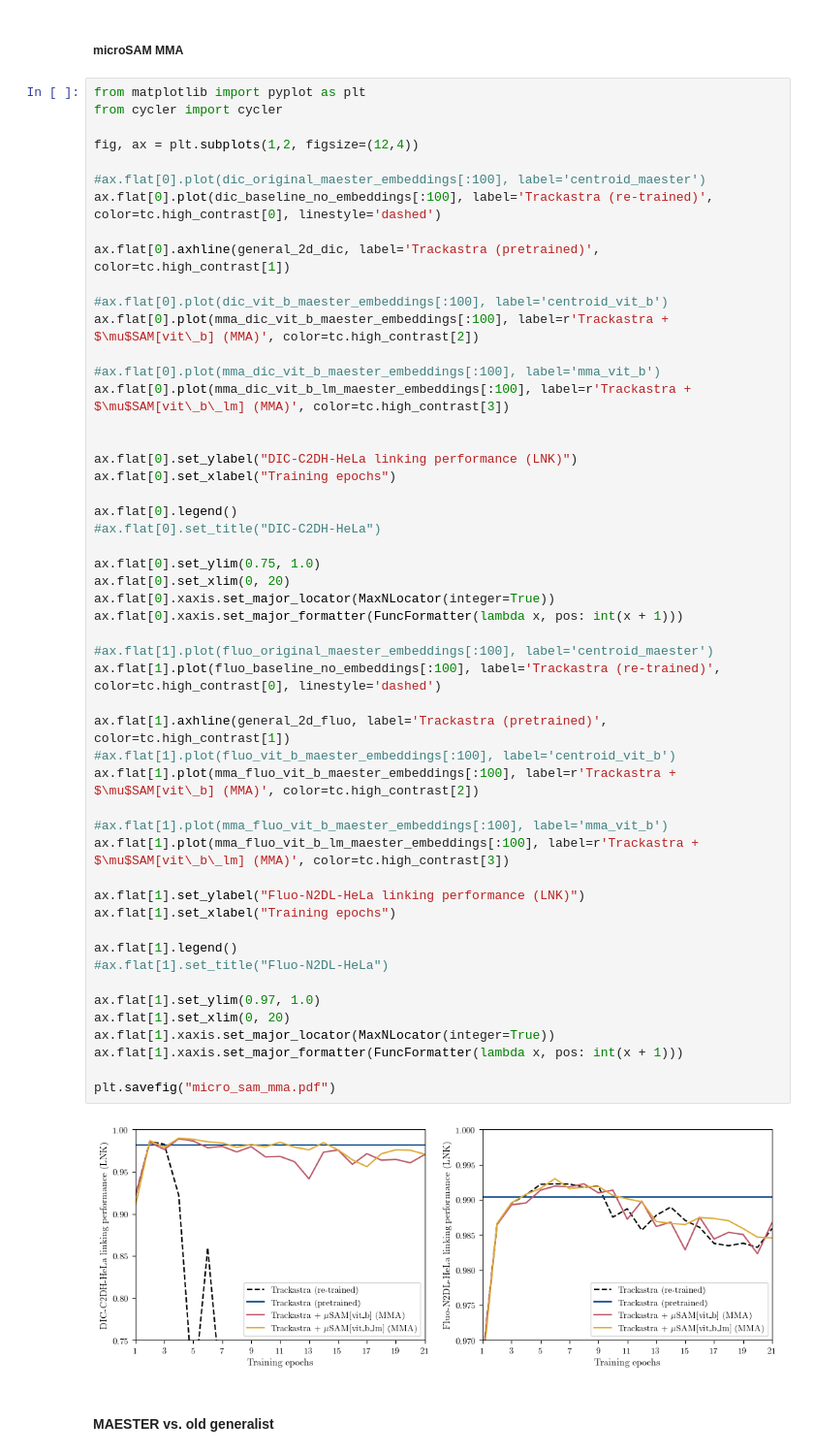
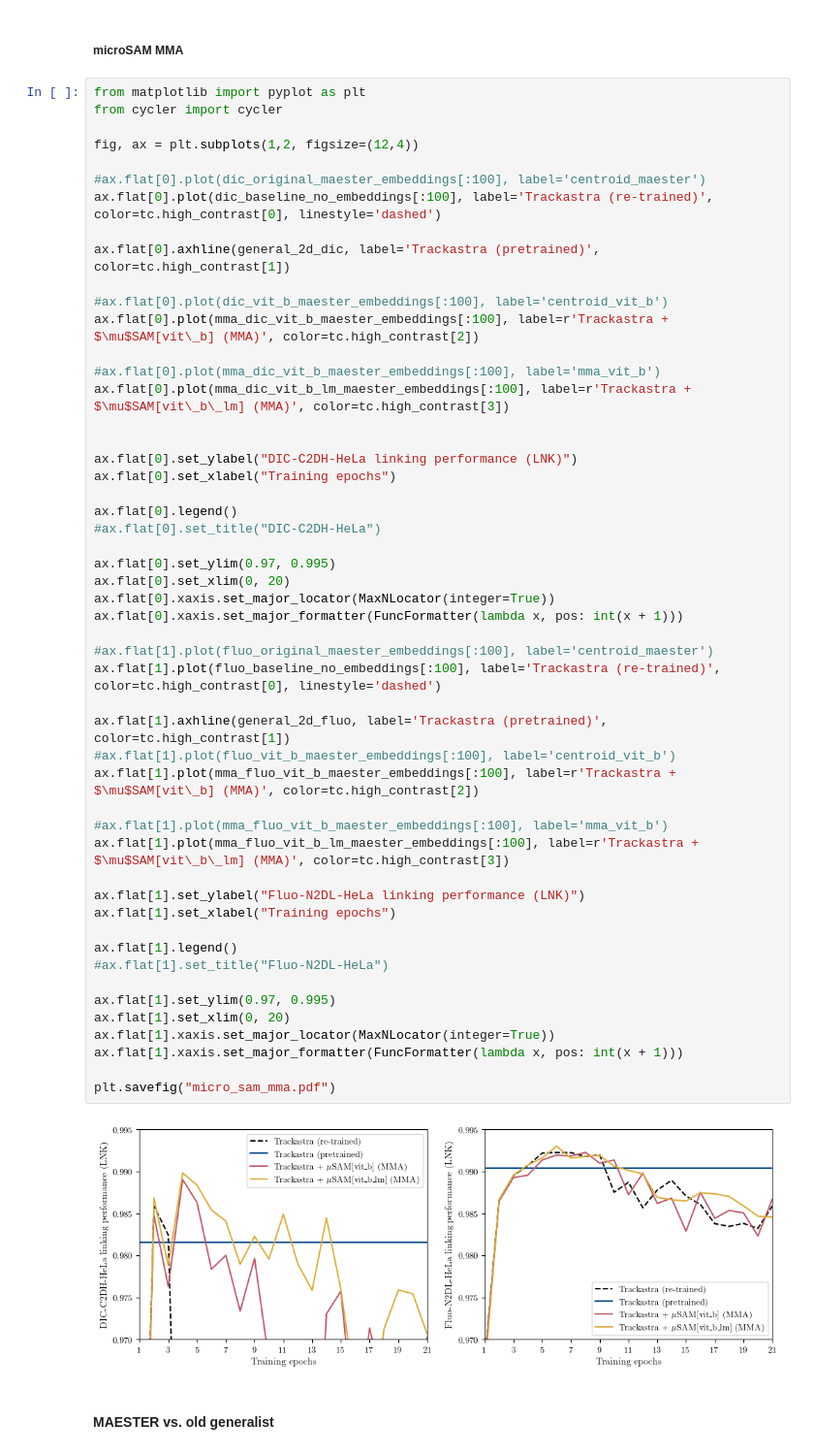
Before and after one commit to MIDL26-Short-Tracking/figures, a Jupyter notebook: results/create_fig.ipynb, the cells around one changed output. Shown at 97% size. Cells and saved outputs as stored; diff of their text form.

Commit message:
Change figure axis scaling

```diff
--- a/results/create_fig.ipynb
+++ b/results/create_fig.ipynb
@@ -632,36 +632,36 @@ ax.flat[0].set_xlabel("Training epochs")
 
 ax.flat[0].legend()
 #ax.flat[0].set_title("DIC-C2DH-HeLa")
 
-ax.flat[0].set_ylim(0.75, 1.0)
+ax.flat[0].set_ylim(0.97, 0.995)
 ax.flat[0].set_xlim(0, 20)
 ax.flat[0].xaxis.set_major_locator(MaxNLocator(integer=True))
 ax.flat[0].xaxis.set_major_formatter(FuncFormatter(lambda x, pos: int(x + 1)))
 
 #ax.flat[1].plot(fluo_original_maester_embeddings[:100], label='centroid_maester')
 ax.flat[1].plot(fluo_baseline_no_embeddings[:100], label='Trackastra (re-trained)', color=tc.high_contrast[0], linestyle='dashed')
 
 ax.flat[1].axhline(general_2d_fluo, label='Trackastra (pretrained)', color=tc.high_contrast[1])
 #ax.flat[1].plot(fluo_vit_b_maester_embeddings[:100], label='centroid_vit_b')
 ax.flat[1].plot(mma_fluo_vit_b_maester_embeddings[:100], label=r'Trackastra + $\mu$SAM[vit\_b] (MMA)', color=tc.high_contrast[2])
 
 #ax.flat[1].plot(mma_fluo_vit_b_maester_embeddings[:100], label='mma_vit_b')
 ax.flat[1].plot(mma_fluo_vit_b_lm_maester_embeddings[:100], label=r'Trackastra + $\mu$SAM[vit\_b\_lm] (MMA)', color=tc.high_contrast[3])
 
 ax.flat[1].set_ylabel("Fluo-N2DL-HeLa linking performance (LNK)")
 ax.flat[1].set_xlabel("Training epochs")
 
 ax.flat[1].legend()
 #ax.flat[1].set_title("Fluo-N2DL-HeLa")
 
-ax.flat[1].set_ylim(0.97, 1.0)
+ax.flat[1].set_ylim(0.97, 0.995)
 ax.flat[1].set_xlim(0, 20)
 ax.flat[1].xaxis.set_major_locator(MaxNLocator(integer=True))
 ax.flat[1].xaxis.set_major_formatter(FuncFormatter(lambda x, pos: int(x + 1)))
 
 plt.savefig("micro_sam_mma.pdf")
 # %% [output]
-[figure, old version]
+[figure, new version]
 # %% [markdown]
 #### MAESTER vs. old generalist
 # %%
```
Also changed, not shown: parts of 4 cells of this notebook.
